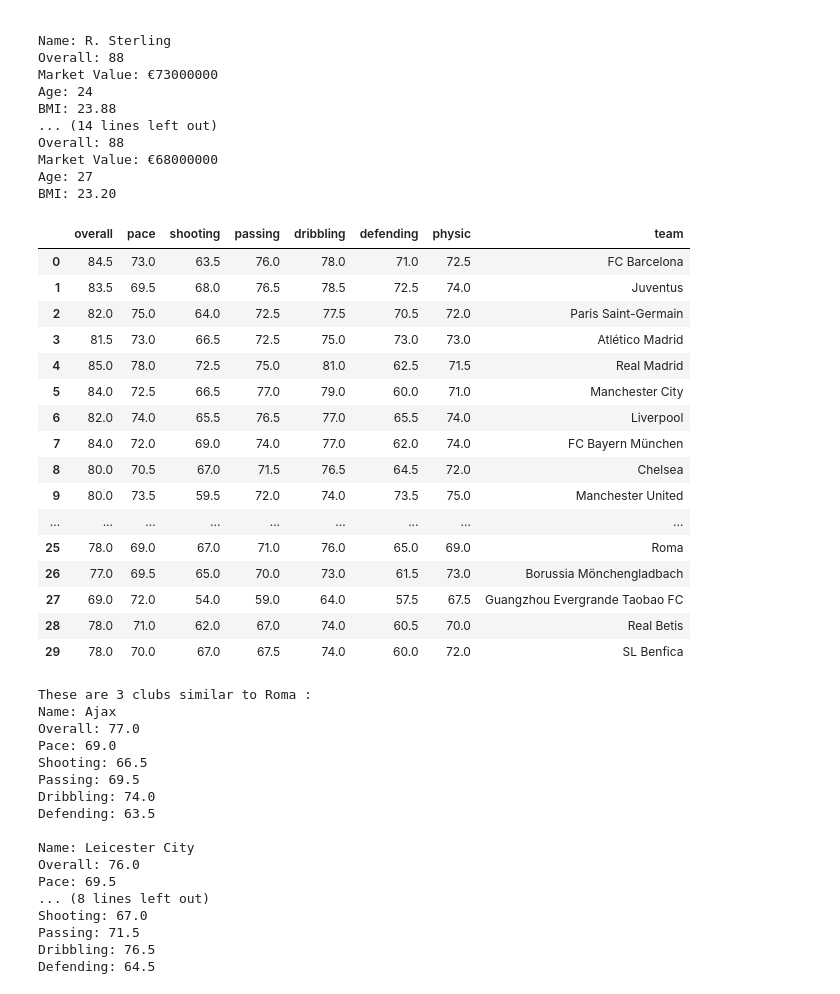
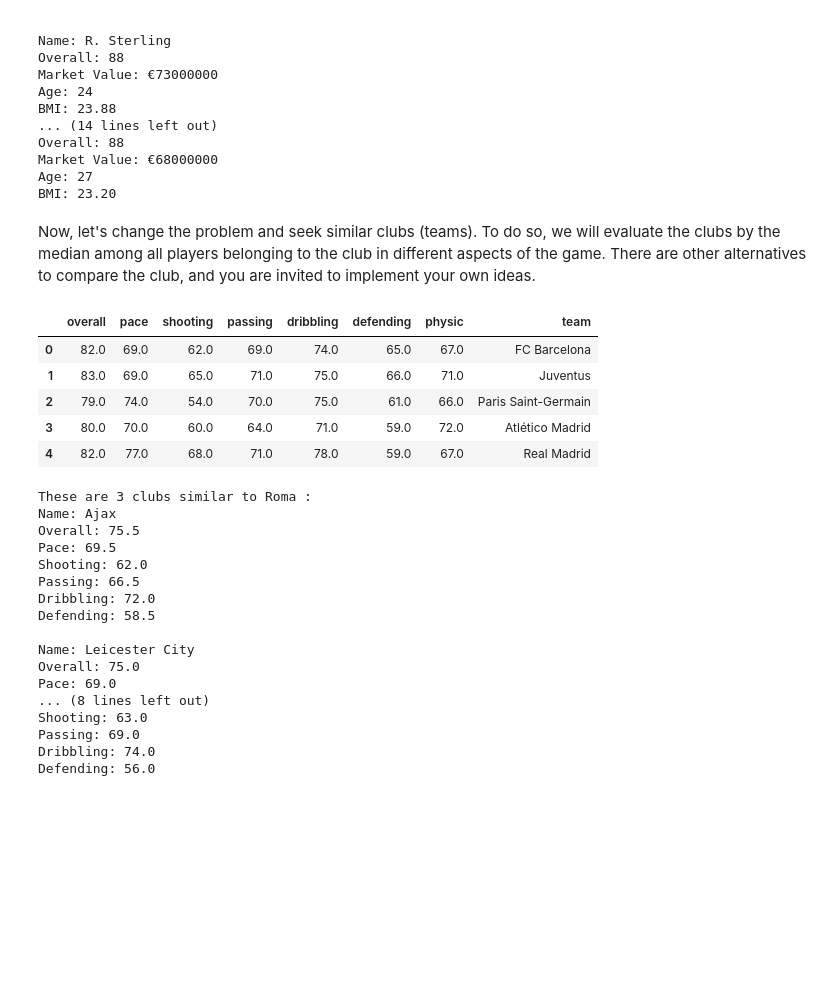
Before and after one commit to livneam-DS/RS-MOOC, a Jupyter notebook: EDA/FIFA.ipynb, the cells around one changed output. Cells and saved outputs as stored; diff of their text form; code cells hidden in the pictures; blank space fills up the shorter version.

```diff
--- a/EDA/FIFA.ipynb
+++ b/EDA/FIFA.ipynb
@@ -453,39 +497,31 @@ Overall: 88
 Market Value: €68000000
 Age: 27
 BMI: 23.20
+# %% [markdown]
+Now, let's change the problem and seek similar clubs (teams).
+To do so, we will evaluate the clubs by the median among all players belonging to the club in different aspects of the game. There are other alternatives to compare the club, and you are invited to implement your own ideas.
 # %%
 sample = df_20.sort_values(by=['overall'], ascending=False)
 new_sample = pd.DataFrame(columns = ["overall", "pace", "shooting", "passing", "dribbling", "defending", "physic", "team"])
 for club in sample['club'].unique():
-    overall = sample[sample['club']==club][0:24]['overall'].median()
-    pace = sample[sample['club']==club][0:24]['pace'].median()
-    shooting = sample[sample['club']==club][0:24]['shooting'].median()
-    passing = sample[sample['club']==club][0:24]['passing'].median()
-    dribbling = sample[sample['club']==club][0:24]['dribbling'].median()
-    defending = sample[sample['club']==club][0:24]['defending'].median()
-    physic = sample[sample['club']==club][0:24]['physic'].median()
+    overall = sample[sample['club']==club]['overall'].median()
+    pace = sample[sample['club']==club]['pace'].median()
+    shooting = sample[sample['club']==club]['shooting'].median()
+    passing = sample[sample['club']==club]['passing'].median()
+    dribbling = sample[sample['club']==club]['dribbling'].median()
+    defending = sample[sample['club']==club]['defending'].median()
+    physic = sample[sample['club']==club]['physic'].median()
     team = club
     data = [overall, pace, shooting, passing, dribbling, defending, physic, team]
     df_length = len(new_sample)
     new_sample.loc[df_length] = data
 # %%
-new_sample.head(30)
+new_sample.head()
 # %% [output]
 |  | overall | pace | shooting | passing | dribbling | defending | physic | team |
-| 0 | 84.5 | 73.0 | 63.5 | 76.0 | 78.0 | 71.0 | 72.5 | FC Barcelona |
-| 1 | 83.5 | 69.5 | 68.0 | 76.5 | 78.5 | 72.5 | 74.0 | Juventus |
-| 2 | 82.0 | 75.0 | 64.0 | 72.5 | 77.5 | 70.5 | 72.0 | Paris Saint-Germain |
-| 3 | 81.5 | 73.0 | 66.5 | 72.5 | 75.0 | 73.0 | 73.0 | Atlético Madrid |
-| 4 | 85.0 | 78.0 | 72.5 | 75.0 | 81.0 | 62.5 | 71.5 | Real Madrid |
-| 5 | 84.0 | 72.5 | 66.5 | 77.0 | 79.0 | 60.0 | 71.0 | Manchester City |
-| 6 | 82.0 | 74.0 | 65.5 | 76.5 | 77.0 | 65.5 | 74.0 | Liverpool |
-| 7 | 84.0 | 72.0 | 69.0 | 74.0 | 77.0 | 62.0 | 74.0 | FC Bayern München |
-| 8 | 80.0 | 70.5 | 67.0 | 71.5 | 76.5 | 64.5 | 72.0 | Chelsea |
-| 9 | 80.0 | 73.5 | 59.5 | 72.0 | 74.0 | 73.5 | 75.0 | Manchester United |
-| ... | ... | ... | ... | ... | ... | ... | ... | ... |
-| 25 | 78.0 | 69.0 | 67.0 | 71.0 | 76.0 | 65.0 | 69.0 | Roma |
-| 26 | 77.0 | 69.5 | 65.0 | 70.0 | 73.0 | 61.5 | 73.0 | Borussia Mönchengladbach |
-| 27 | 69.0 | 72.0 | 54.0 | 59.0 | 64.0 | 57.5 | 67.5 | Guangzhou Evergrande Taobao FC |
-| 28 | 78.0 | 71.0 | 62.0 | 67.0 | 74.0 | 60.5 | 70.0 | Real Betis |
-| 29 | 78.0 | 70.0 | 67.0 | 67.5 | 74.0 | 60.0 | 72.0 | SL Benfica |
+| 0 | 82.0 | 69.0 | 62.0 | 69.0 | 74.0 | 65.0 | 67.0 | FC Barcelona |
+| 1 | 83.0 | 69.0 | 65.0 | 71.0 | 75.0 | 66.0 | 71.0 | Juventus |
+| 2 | 79.0 | 74.0 | 54.0 | 70.0 | 75.0 | 61.0 | 66.0 | Paris Saint-Germain |
+| 3 | 80.0 | 70.0 | 60.0 | 64.0 | 71.0 | 59.0 | 72.0 | Atlético Madrid |
+| 4 | 82.0 | 77.0 | 68.0 | 71.0 | 78.0 | 59.0 | 67.0 | Real Madrid |
 # %%
@@ -509,21 +546,21 @@ recommend_similar('Roma')
 # %% [output]
 These are 3 clubs similar to Roma :
 Name: Ajax
-Overall: 77.0
-Pace: 69.0
-Shooting: 66.5
-Passing: 69.5
-Dribbling: 74.0
-Defending: 63.5
+Overall: 75.5
+Pace: 69.5
+Shooting: 62.0
+Passing: 66.5
+Dribbling: 72.0
+Defending: 58.5
 
 Name: Leicester City
-Overall: 76.0
-Pace: 69.5
+Overall: 75.0
+Pace: 69.0
 ... (8 lines left out)
-Shooting: 67.0
-Passing: 71.5
-Dribbling: 76.5
-Defending: 64.5
+Shooting: 63.0
+Passing: 69.0
+Dribbling: 74.0
+Defending: 56.0
 # %%
 recommend_similar('Juventus')
 # %% [output]
```
Also changed, not shown: parts of 40 cells of this notebook.
